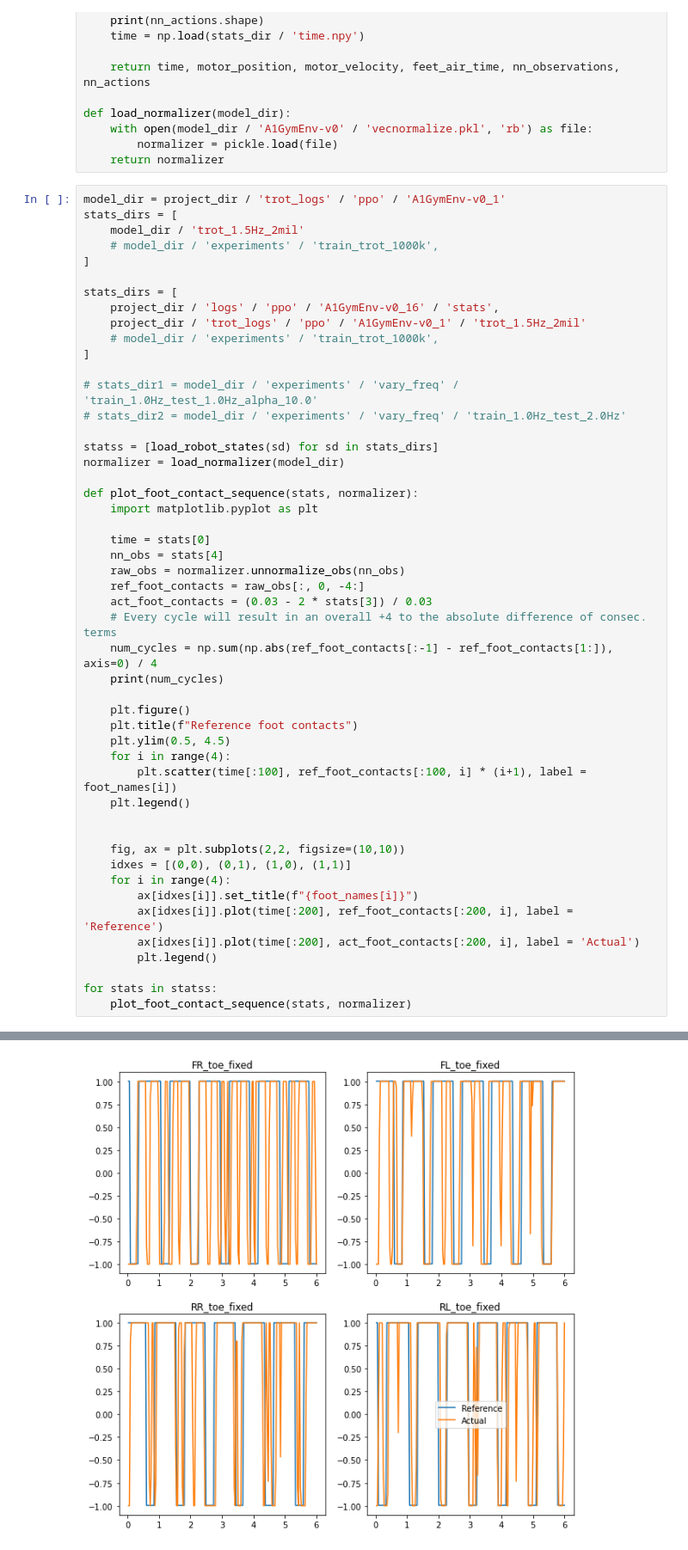
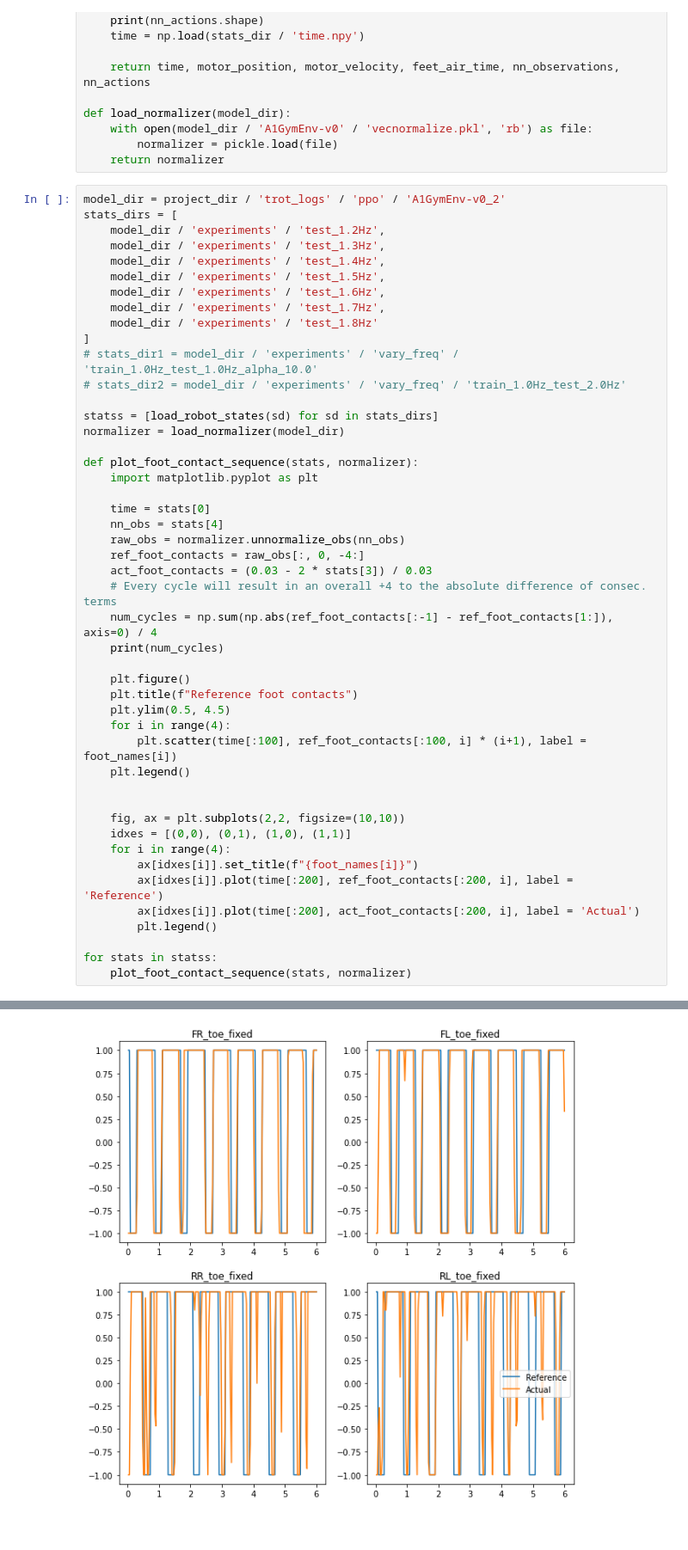
Before and after one commit to mcx-lab/rl-baselines3-zoo, a Jupyter notebook: notebooks/inspect_stats.ipynb, the cells around one changed output, grey strips where cells are left out. Shown at 86% size. Cells and saved outputs as stored; diff of their text form.

```diff
--- a/notebooks/inspect_stats.ipynb
+++ b/notebooks/inspect_stats.ipynb
@@ -45,18 +45,16 @@ def load_normalizer(model_dir):
         normalizer = pickle.load(file)
     return normalizer
 # %%
-model_dir = project_dir / 'trot_logs' / 'ppo' / 'A1GymEnv-v0_1'
+model_dir = project_dir / 'trot_logs' / 'ppo' / 'A1GymEnv-v0_2'
 stats_dirs = [
-    model_dir / 'trot_1.5Hz_2mil'
-    # model_dir / 'experiments' / 'train_trot_1000k',
+    model_dir / 'experiments' / 'test_1.2Hz',
+    model_dir / 'experiments' / 'test_1.3Hz',
+    model_dir / 'experiments' / 'test_1.4Hz',
+    model_dir / 'experiments' / 'test_1.5Hz',
+    model_dir / 'experiments' / 'test_1.6Hz',
+    model_dir / 'experiments' / 'test_1.7Hz',
+    model_dir / 'experiments' / 'test_1.8Hz'
 ]
-
-stats_dirs = [
-    project_dir / 'logs' / 'ppo' / 'A1GymEnv-v0_16' / 'stats',
-    project_dir / 'trot_logs' / 'ppo' / 'A1GymEnv-v0_1' / 'trot_1.5Hz_2mil'
-    # model_dir / 'experiments' / 'train_trot_1000k',
-]
-
 # stats_dir1 = model_dir / 'experiments' / 'vary_freq' / 'train_1.0Hz_test_1.0Hz_alpha_10.0'
 # stats_dir2 = model_dir / 'experiments' / 'vary_freq' / 'train_1.0Hz_test_2.0Hz'
 
@@ -114 +138 @@ WARNING:matplotlib.legend:No handles with labels found to put in legend.
-[figure, old version]
+[figure, new version]
```
Also changed, not shown: parts of 2 cells of this notebook, 1 other file.
